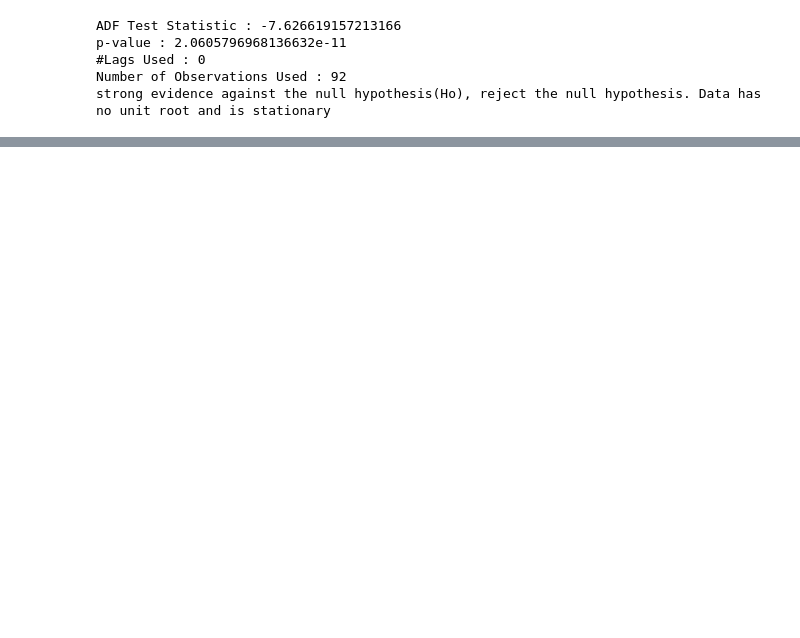
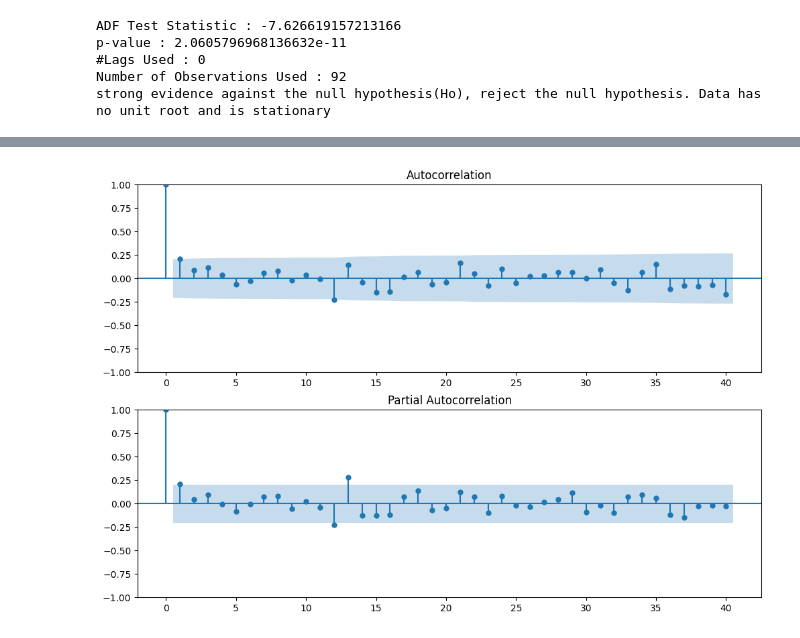
Before and after one commit to sonupp13/TIME-SERIES-ANALYSIS, a Jupyter notebook: DS_ARIMA_&_SARIMA_TIME_SERIES_ANALYSIS.ipynb, the cells around one changed output, grey strips where cells are left out. Cells and saved outputs as stored; diff of their text form; code cells hidden in the pictures; blank space fills up the shorter version.

```diff
--- a/DS_ARIMA_&_SARIMA_TIME_SERIES_ANALYSIS.ipynb
+++ b/DS_ARIMA_&_SARIMA_TIME_SERIES_ANALYSIS.ipynb
@@ -210,0 +224,21 @@ df['Seasonal First Difference'].plot()
+# %%
+import statsmodels.api as sm
+
+fig = plt.figure(figsize=(12, 8))
+ax1 = fig.add_subplot(211)
+fig = sm.graphics.tsa.plot_acf(df['Seasonal First Difference'].iloc[13:], lags=40, ax=ax1)
+ax2 = fig.add_subplot(212)
+fig = sm.graphics.tsa.plot_pacf(df['Seasonal First Difference'].iloc[13:], lags=40, ax=ax2)
+
+# sm.graphics.tsa.plot_acf(...): This function is used to plot the autocorrelation function (ACF) for a given time series.
+# The df['Seasonal First Difference'].iloc[13:] argument specifies the data for which the ACF should be calculated,
+# starting from index 13 to avoid any NaN values due to differencing.
+# The lags=40 argument specifies the number of lags to include in the plot.
+# The ax=ax1 argument specifies the subplot where the ACF plot should be drawn.
+
+
+# sm.graphics.tsa.plot_pacf(): Similar to plot_acf, this function is used to plot the partial
+# autocorrelation function (PACF) for a given time series.
+# The arguments are similar to plot_acf, with ax=ax2 specifying the subplot for the PACF plot.
+# %% [output]
+[figure, added]
```
Also changed, not shown: parts of 19 cells of this notebook.
